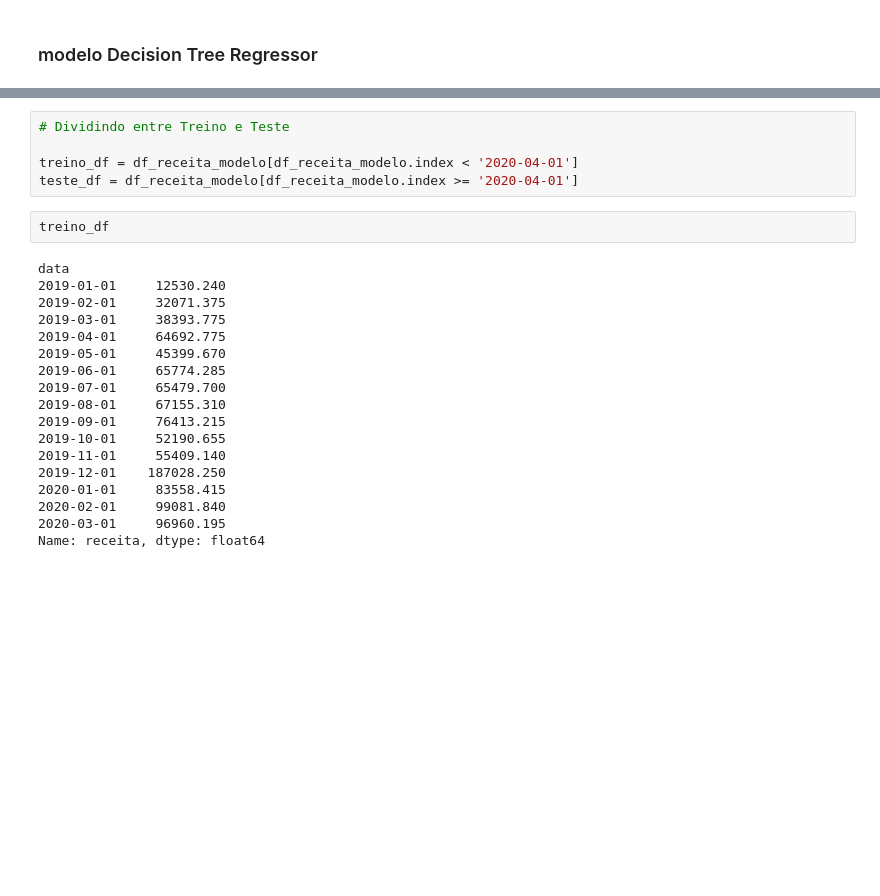
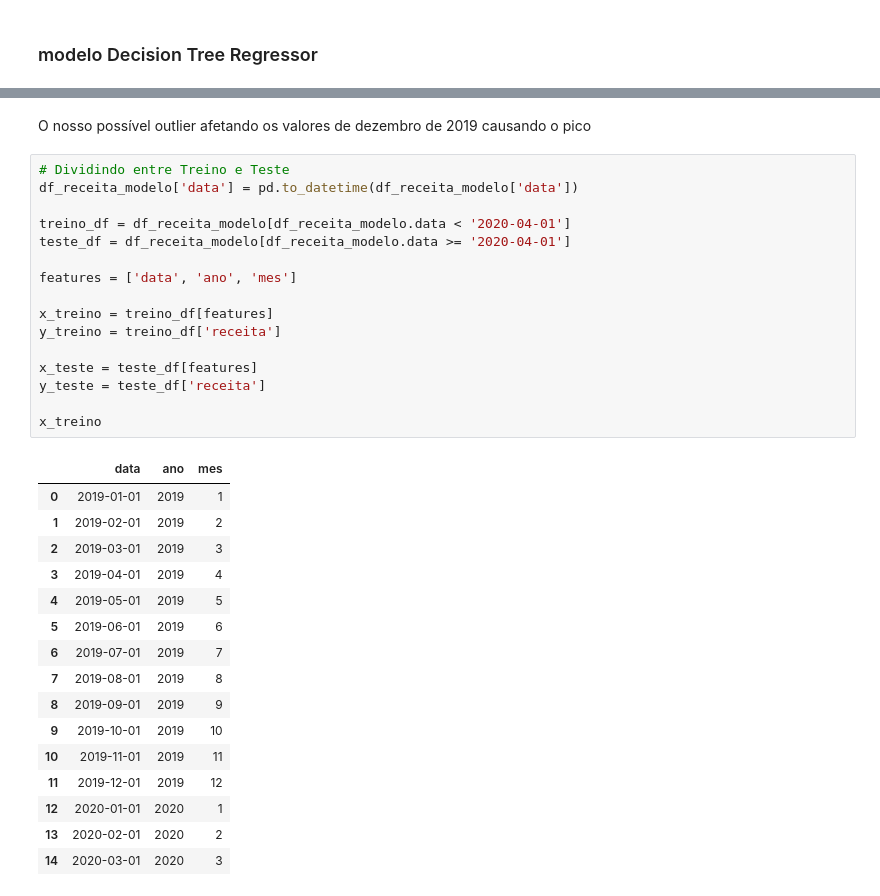
Before and after one commit to GabrielRomaoG/Insurance_policy_analysis, a Jupyter notebook: previsao_receita.ipynb, the cells around one changed output, grey strips where cells are left out. Saved outputs shown, nothing was run; the diff lists cells and outputs as text; blank space fills up the shorter version.

```diff
--- a/previsao_receita.ipynb
+++ b/previsao_receita.ipynb
@@ -132,25 +128,35 @@ Name: receita, dtype: float64
+# %% [markdown]
+O nosso possível outlier afetando os valores de dezembro de 2019 causando o pico
 # %%
 # Dividindo entre Treino e Teste
+df_receita_modelo['data'] = pd.to_datetime(df_receita_modelo['data'])
 
-treino_df = df_receita_modelo[df_receita_modelo.index < '2020-04-01']
-teste_df = df_receita_modelo[df_receita_modelo.index >= '2020-04-01']
+treino_df = df_receita_modelo[df_receita_modelo.data < '2020-04-01']
+teste_df = df_receita_modelo[df_receita_modelo.data >= '2020-04-01']
+
+features = ['data', 'ano', 'mes']
+
+x_treino = treino_df[features]
+y_treino = treino_df['receita']
+
+x_teste = teste_df[features]
+y_teste = teste_df['receita']
+
+x_treino
+# %% [output]
+|  | data | ano | mes |
+| 0 | 2019-01-01 | 2019 | 1 |
+| 1 | 2019-02-01 | 2019 | 2 |
+| 2 | 2019-03-01 | 2019 | 3 |
+| 3 | 2019-04-01 | 2019 | 4 |
+| 4 | 2019-05-01 | 2019 | 5 |
+| 5 | 2019-06-01 | 2019 | 6 |
+| 6 | 2019-07-01 | 2019 | 7 |
+| 7 | 2019-08-01 | 2019 | 8 |
+| 8 | 2019-09-01 | 2019 | 9 |
+| 9 | 2019-10-01 | 2019 | 10 |
+| 10 | 2019-11-01 | 2019 | 11 |
+| 11 | 2019-12-01 | 2019 | 12 |
+| 12 | 2020-01-01 | 2020 | 1 |
+| 13 | 2020-02-01 | 2020 | 2 |
+| 14 | 2020-03-01 | 2020 | 3 |
-# %%
-treino_df
-# %% [output]
-data
-2019-01-01     12530.240
-2019-02-01     32071.375
-2019-03-01     38393.775
-2019-04-01     64692.775
-2019-05-01     45399.670
-2019-06-01     65774.285
-2019-07-01     65479.700
-2019-08-01     67155.310
-2019-09-01     76413.215
-2019-10-01     52190.655
-2019-11-01     55409.140
-2019-12-01    187028.250
-2020-01-01     83558.415
-2020-02-01     99081.840
-2020-03-01     96960.195
-Name: receita, dtype: float64
```
Also changed, not shown: parts of 4 cells of this notebook.
